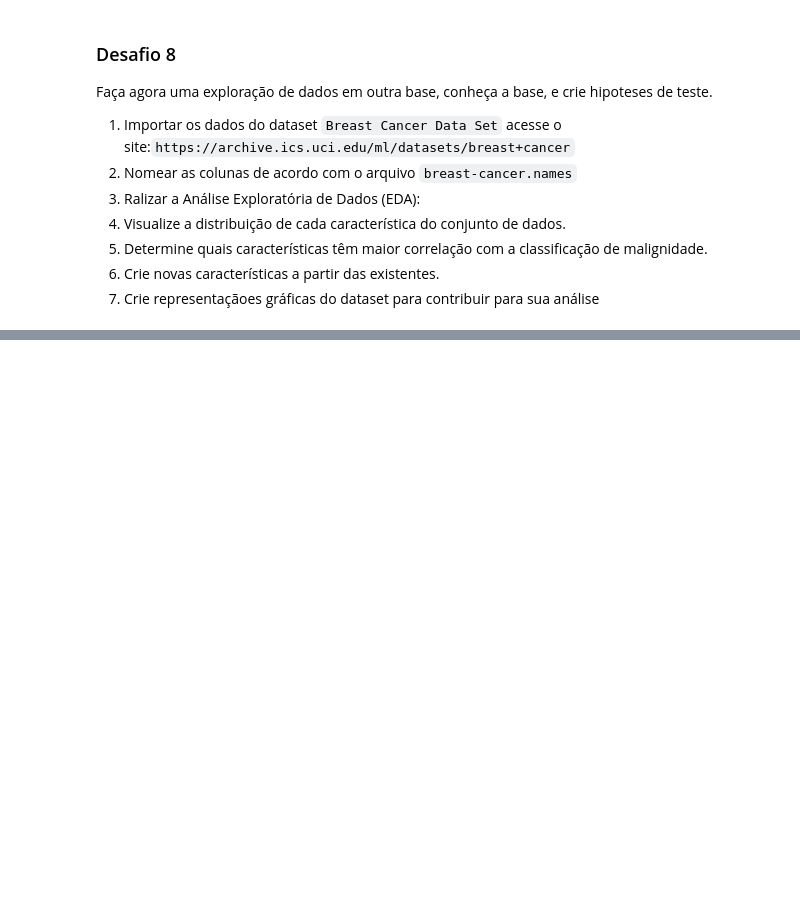
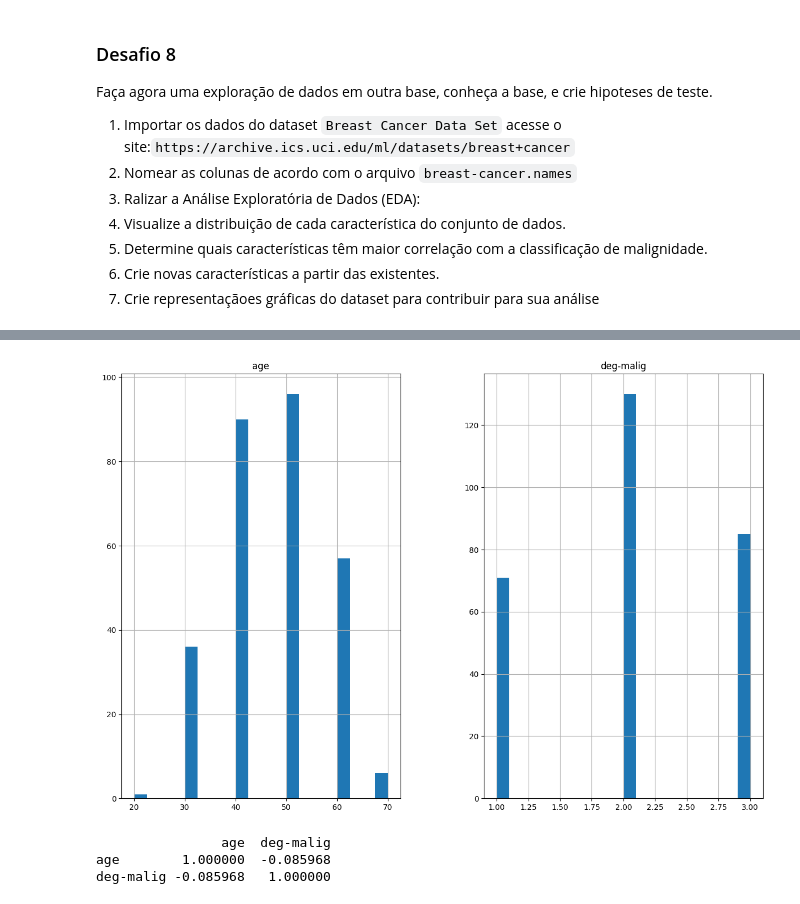
Before and after one commit to SamaraMoreira/IA, a Jupyter notebook: Lab1SamaraMoreira.ipynb, the cells around one changed output, grey strips where cells are left out. Cells and saved outputs as stored; diff of their text form; code cells hidden in the pictures; blank space fills up the shorter version.

```diff
--- a/Lab1SamaraMoreira.ipynb
+++ b/Lab1SamaraMoreira.ipynb
@@ -914,0 +909,7 @@ df.head()
+# %%
+# Calculando a área da sépala
+df['sepal_area'] = df['sepal_length'] * df['sepal_width']
+
+# Contando o número de flores com área da sépala maior que 20 cm²
+maior20 = (df['sepal_area'] > 20).sum()
+print("Número de flores com área da sépala maior que 20 cm²:", maior20)
@@ -914,0 +918,11 @@ df.head()
+# %%
+#3 Realizei o mesmo exercicio para as petalas
+# Calculando a área da pétala
+df['petal_area'] = df['petal_length'] * df['petal_width']
+
+# Contando o número de flores com área da pétala maior que 20 cm²
+maior10_petal = (df['petal_area'] > 0).sum()
+print("Número de flores com área da pétala maior que 10 cm²:", maior10_petal)
+
+# Criando a característica de proporção entre largura e comprimento da pétala
+df['petal_width_length_ratio'] = df['petal_width'] / df['petal_length']
@@ -926,0 +982,5 @@ Faça agora uma exploração de dados em outra base, conheça a base, e crie hip
+# %%
+df.hist(bins=20, figsize=(15, 10))
+plt.show()
+# %% [output]
+[figure, added]
@@ -926,0 +989,6 @@ Faça agora uma exploração de dados em outra base, conheça a base, e crie hip
+# %%
+print(correlacao)
+# %% [output]
+                age  deg-malig
+age        1.000000  -0.085968
+deg-malig -0.085968   1.000000
```
Also changed, not shown: parts of 17 cells of this notebook.
